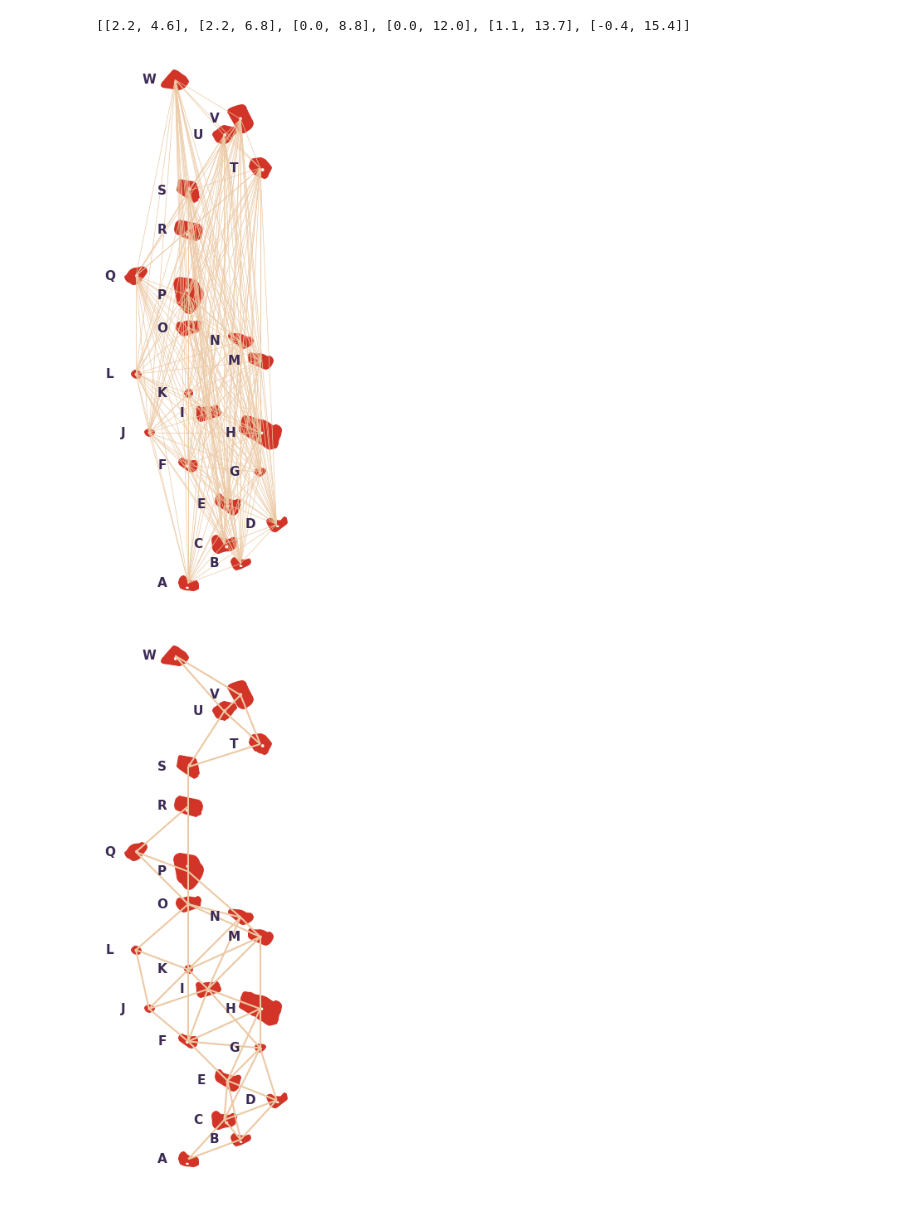
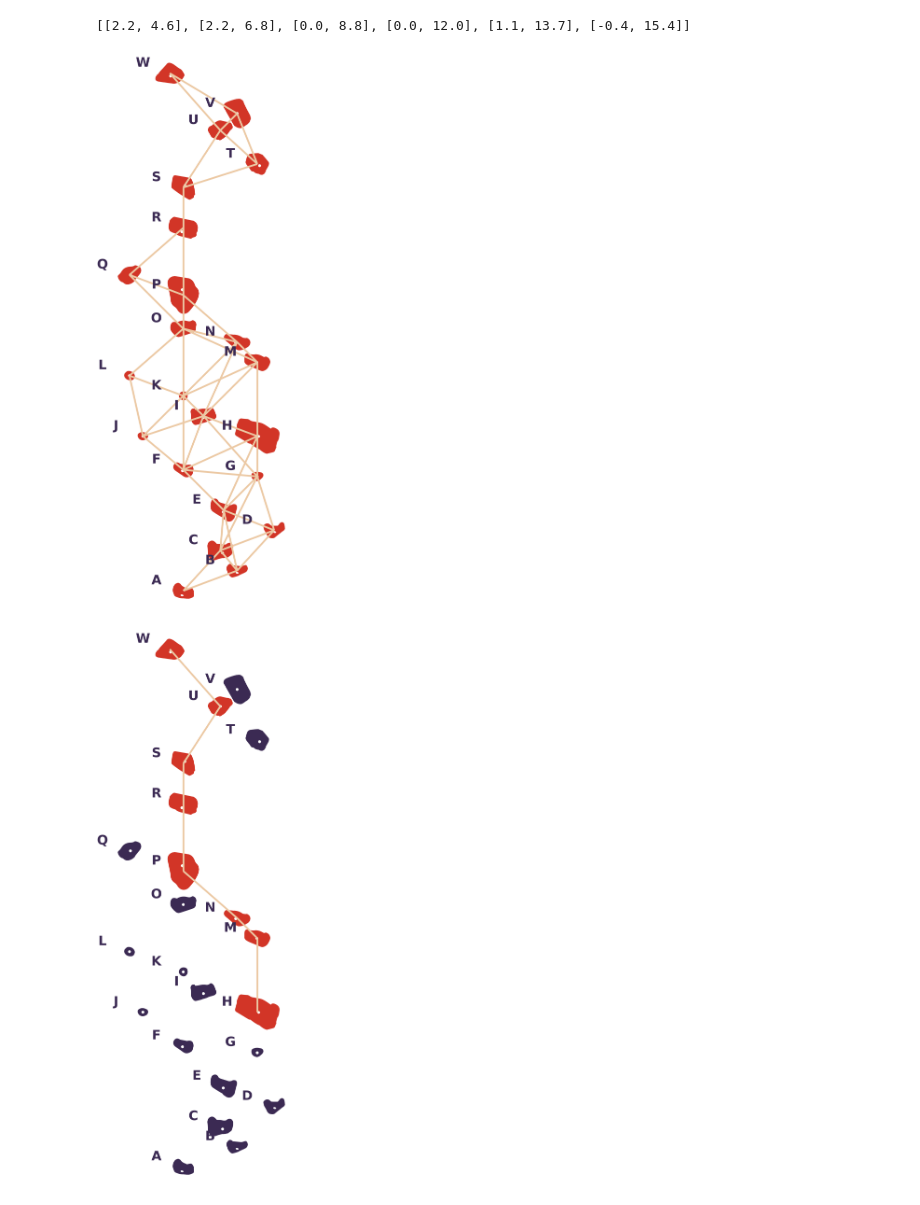
Before and after one commit to amandalchang/discrete-rocks, a Jupyter notebook: explore_dijkstra.ipynb, the cells around one changed output. Saved outputs shown, nothing was run; the diff lists cells and outputs as text; code cells hidden in the pictures.

Commit message:
cleaning up visualization code

```diff
--- a/explore_dijkstra.ipynb
+++ b/explore_dijkstra.ipynb
@@ -240,25 +238,24 @@ import matplotlib.image as mpimg
 import networkx as nx
 
 image_path = 'rock_node_images/'
+size_mulitplier = 8
+width, height = 3*size_mulitplier, 15*size_mulitplier
 
-def load_images(G, coordinates, edge_names, color):
+def load_images(G, coordinates, edged_coordinates, color):
     """
     Loads climbing hold images based on whether the node is in edge_names. If it is,
     it loads from red, if not, it loads from whatever color is provided in color
 
     """
-    for i in range(len(coordinates)):
-        if edge_names:
-            if isinstance(edge_names[0], str):
-                # if edge_names are letters, match by name
-                img_color = 'red' if nodes_list[i] in edge_names else color
+    node_index = 0
+    for i, node in enumerate(all_coordinates):
+        if node in coordinates:
+            if edged_coordinates:
+                img_color = 'red' if all_coordinates[i] in edged_coordinates else color
             else:
-                # if edge_names are coordinates, match by position
-                img_color = 'red' if coordinates[i] in edge_names else color
-        else:
-            img_color = color
-
-        G.add_node(i, image=mpimg.imread(f"{image_path}{img_color}/{nodes_list[i]}@10x.png"))
+                img_color = color
+            G.add_node(node_index, image=mpimg.imread(f"{image_path}{img_color}/{nodes_list[i]}@10x.png"))
+            node_index+=1
 
 def add_edges(G, coordinates, edged_coordinates, edge_weight, COMPLETE):
     """
@@ -299,48 +296,68 @@ def draw_images(ax, G, pos):
                   extent=(pos[node][0] - scaled_width / 2, pos[node][0] + scaled_width / 2,
                           pos[node][1] - scaled_height / 2, pos[node][1] + scaled_height / 2))
 
-def graph_plotter(edge_names=None, title=None, coordinates=all_coordinates, COMPLETE=False):
+def graph_plotter(edge_names=None, title=None, coordinates=all_coordinates, COMPLETE=False, size_multiplier=size_mulitplier):
     """
     Plots the climb
     """
+    if isinstance(coordinates[0], str):
+        print("i received a string")
+        coordinates = [all_coordinates_dict[node] for node in coordinates]
+        print(coordinates==all_coordinates)
+
     G = nx.Graph()
     pos = {i: point for i, point in enumerate(coordinates)}
 
     if edge_names and isinstance(edge_names[0], str):
         edged_coordinates = [all_coordinates_dict[node] for node in edge_names]
     else:
         edged_coordinates = edge_names
-    edge_weight = 1.5 if not COMPLETE else 0.5
+    edge_weight = 1.5*size_multiplier if not COMPLETE else 0.5
     color = 'purple' if edge_names else 'red'
 
-    load_images(G, coordinates, edge_names, color)
     add_edges(G, coordinates, edged_coordinates, edge_weight, COMPLETE)
+    load_images(G, coordinates, edged_coordinates, color)
 
-    fig, ax = plt.subplots(figsize=(3, 15))
+    fig, ax = plt.subplots(figsize=(width, height))
     nx.draw(G, pos, ax=ax, width=edge_weight, edge_color="#ECC9A4", node_size=0)
 
     draw_images(ax, G, pos)
 
     # Add labels
     for node, (x, y) in pos.items():
-        label = nodes_list[node]
+        index = all_coordinates.index([x,y])
+        label = string.ascii_uppercase[index]
         offset_x = -0.9 if label == "H" else -0.8
-        ax.text(x + offset_x, y, label, fontsize=11, color='#3B2A53', fontweight="bold", ha='center', va='center')
+        if label == "U" or "V":
+            offset_y = 0.3
+        elif label == "B":
+            offset_y = 0
+        else: offset_y = 0
+        ax.text(x + offset_x,
+                y + offset_y,
+                label,
+                fontsize=11*size_multiplier,
+                color='#3B2A53',
+                fontweight="bold",
+                ha='center',
+                va='center'
+                )
 
     x_margin, y_margin = 0.8, 0.6
     ax.set_xlim(min(x for x, y in pos.values()) - x_margin, max(x for x, y in pos.values()) + x_margin)
     ax.set_ylim(min(y for x, y in pos.values()) - y_margin, max(y for x, y in pos.values()) + y_margin)
 
     plt.title(title)
     plt.xlabel("X-axis")
     plt.ylabel("Y-axis")
     plt.show()
 
-# Example usage
-graph_plotter(COMPLETE=True)
+# graph_plotter(COMPLETE=True)
 graph_plotter()
 graph_plotter(shortest_path_HW)
 graph_plotter(final_route)
+# graph_plotter(edge_names="HW", coordinates=string.ascii_uppercase[7:23])
+# graph_plotter(edge_names="HPW", coordinates=shortest_path_HW)
 # %% [output]
-[figure, old version]
+[figure, new version]
-[figure, old version]
+[figure, new version]
```
Also changed, not shown: parts of 2 cells of this notebook.
